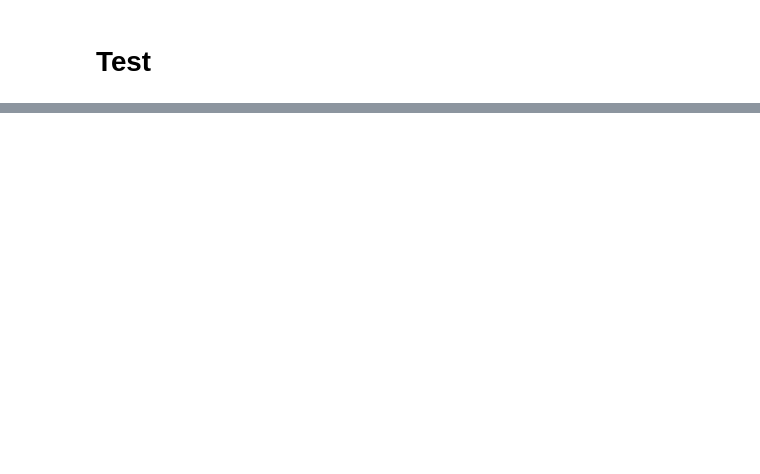
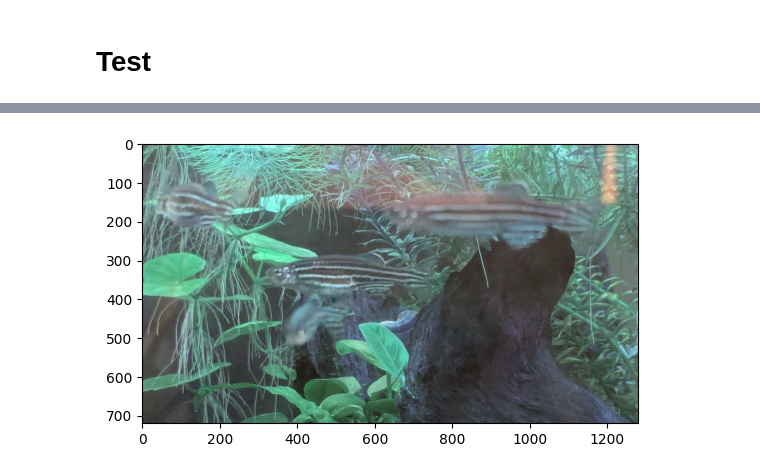
Before and after one commit to devatworkMAD/AquariumFishRecognition, a Jupyter notebook: Subprojects/CNN/fish_recognition/main.ipynb, the cells around one changed output, grey strips where cells are left out. Saved outputs shown, nothing was run; the diff lists cells and outputs as text; code cells hidden in the pictures; blank space fills up the shorter version.

```diff
--- a/Subprojects/CNN/fish_recognition/main.ipynb
+++ b/Subprojects/CNN/fish_recognition/main.ipynb
@@ -201,0 +274,6 @@ ModuleNotFoundError: No module named 'cv2'
+# %%
+img = cv2.imread('test_pictures/Brachydanio.jpeg')
+plt.imshow(img)
+plt.show()
+# %% [output]
+[figure, added]
```
Also changed, not shown: parts of 27 cells of this notebook, 12 other files.
